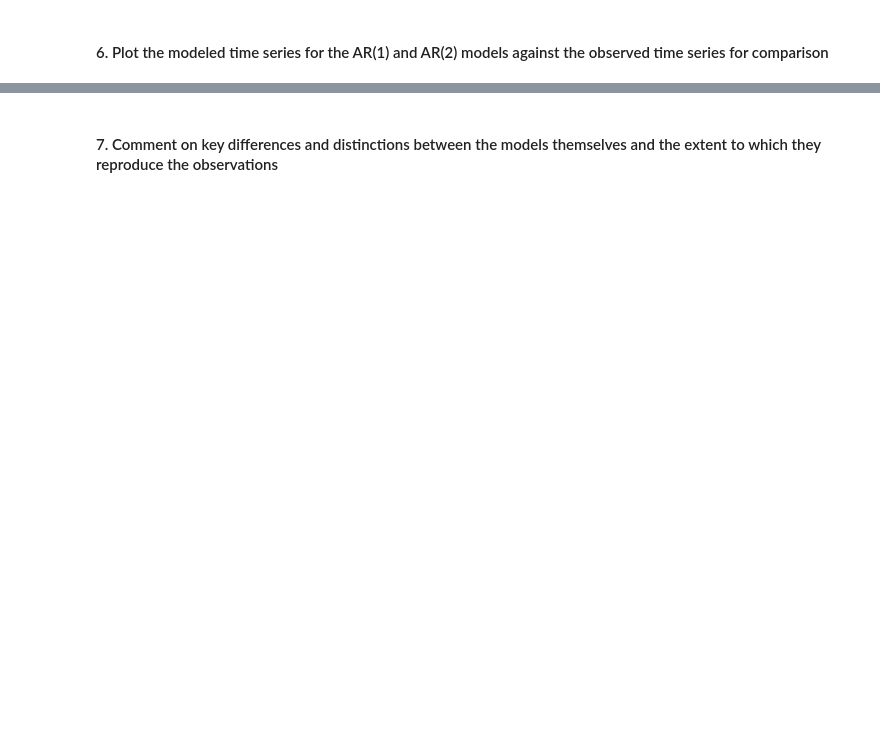
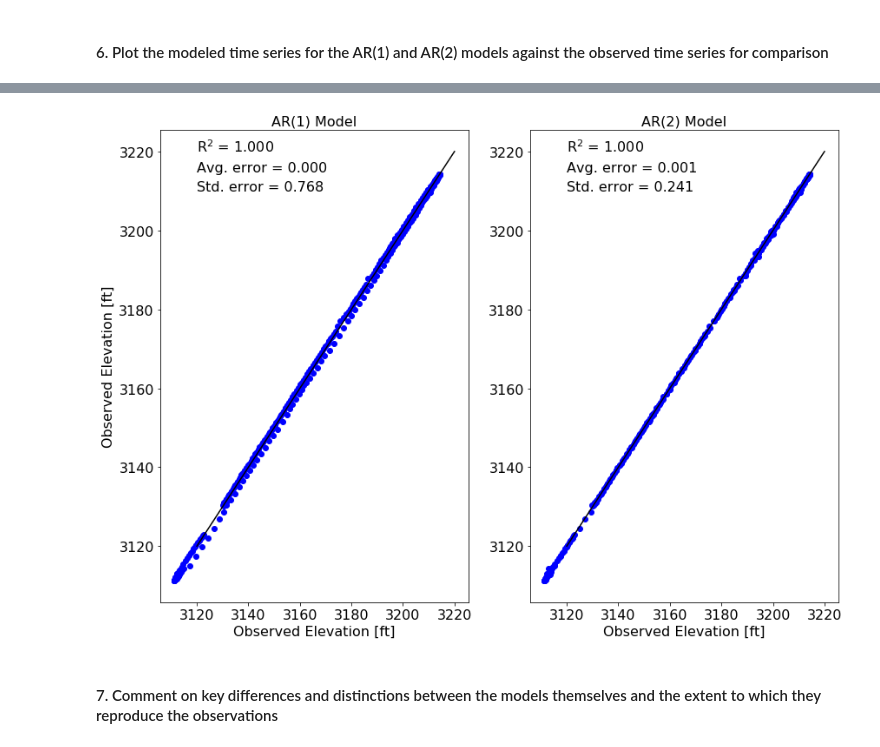
Before and after one commit to lwomeldo/Hydrologic-Modeling, a Jupyter notebook: Assignment_2.ipynb, the cells around one changed output, grey strips where cells are left out. Saved outputs shown, nothing was run; the diff lists cells and outputs as text; code cells hidden in the pictures; blank space fills up the shorter version.

```diff
--- a/Assignment_2.ipynb
+++ b/Assignment_2.ipynb
@@ -103,2 +177,39 @@ dtype: float64
+# %%
+# Compute the R^2 values for each prediction
+R2AR1  = np.corrcoef(EhatAR1,Et_test)**2
+R2AR2  = np.corrcoef(EhatAR2,Et_test)**2
+muAR1  = np.mean(EhatAR1-Et_test)
+stdAR1 = np.std(EhatAR1-Et_test)
+muAR2  = np.mean(EhatAR2-Et_test)
+stdAR2 = np.std(EhatAR2-Et_test)
+
+# Plot the AR(1) and AR(2) model results
+plt.figure(figsize=(14,10))
+plt.subplot(121)
+plt.plot(EhatAR1,Et_test,'bo')
+plt.plot([3120,3220], [3120,3220], 'k-')
+plt.title('AR(1) Model',fontsize=16)
+plt.ylabel('Observed Elevation [ft]',fontsize=16)
+plt.xlabel('Observed Elevation [ft]',fontsize=16)
+ax = plt.gca()
+ax.tick_params('both',labelsize=16)
+ax.annotate('R${}^2$ = %.3f'%R2AR1[0,1], xy=(3120,3220), fontsize=16)
+ax.annotate('Avg. error = %.3f'%muAR1, xy=(3120,3215), fontsize=16)
+ax.annotate('Std. error = %.3f'%stdAR1, xy=(3120,3210), fontsize=16)
+
+plt.subplot(122)
+plt.plot(EhatAR2,Et_test,'bo')
+plt.plot([3120,3220], [3120,3220], 'k-')
+plt.title('AR(2) Model',fontsize=16)
+plt.xlabel('Observed Elevation [ft]',fontsize=16)
+ax = plt.gca()
+ax.tick_params('both',labelsize=16)
+ax.annotate('R${}^2$ = %.3f'%R2AR2[0,1], xy=(3120,3220), fontsize=16)
+ax.annotate('Avg. error = %.3f'%muAR2, xy=(3120,3215), fontsize=16)
+ax.annotate('Std. error = %.3f'%stdAR2, xy=(3120,3210), fontsize=16)
+
+plt.show()
+# %% [output]
+[figure, added]
 # %% [markdown]
 #### 7. Comment on key differences and distinctions between the models themselves and the extent to which they reproduce the observations
```
Also changed, not shown: parts of 6 cells of this notebook.
